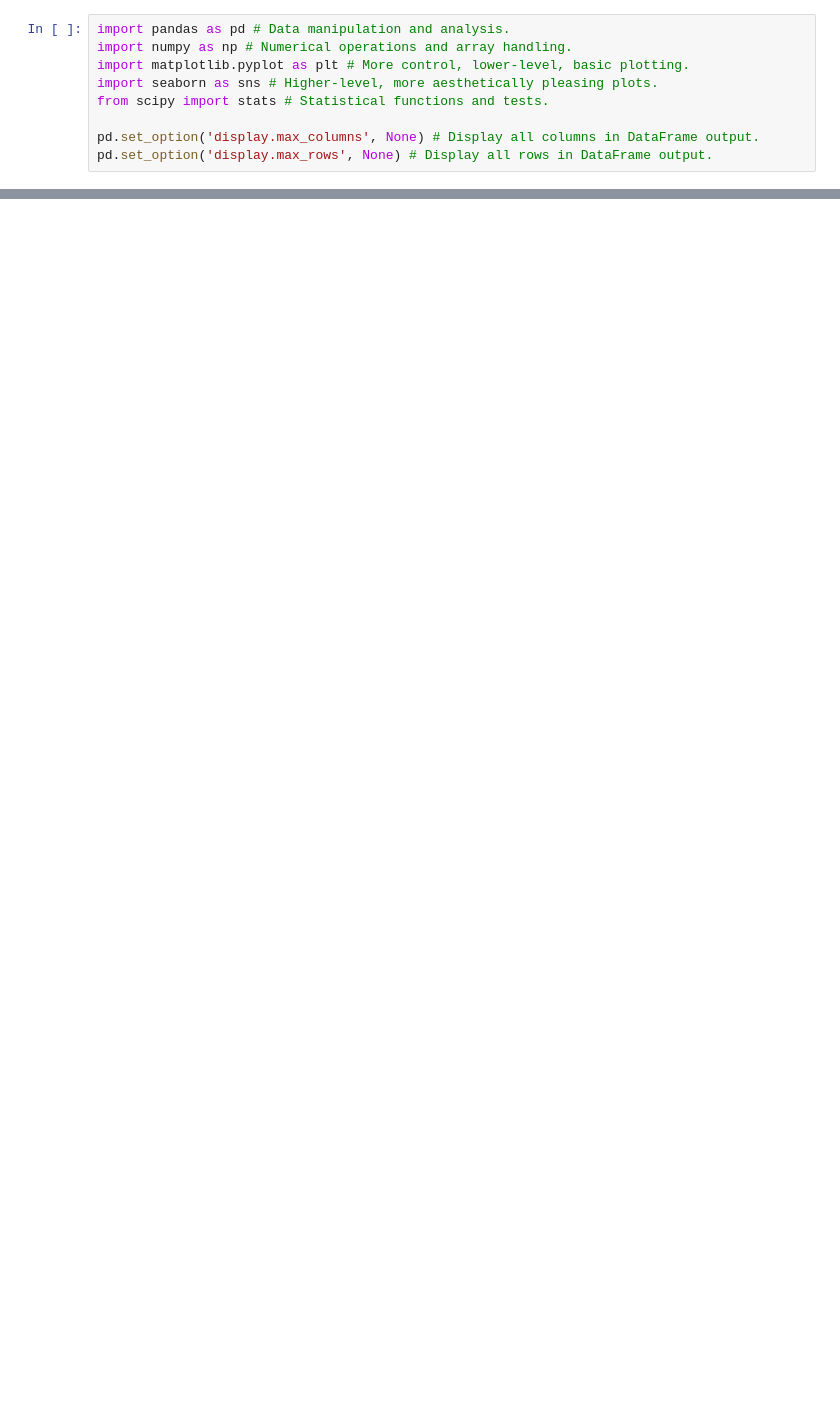
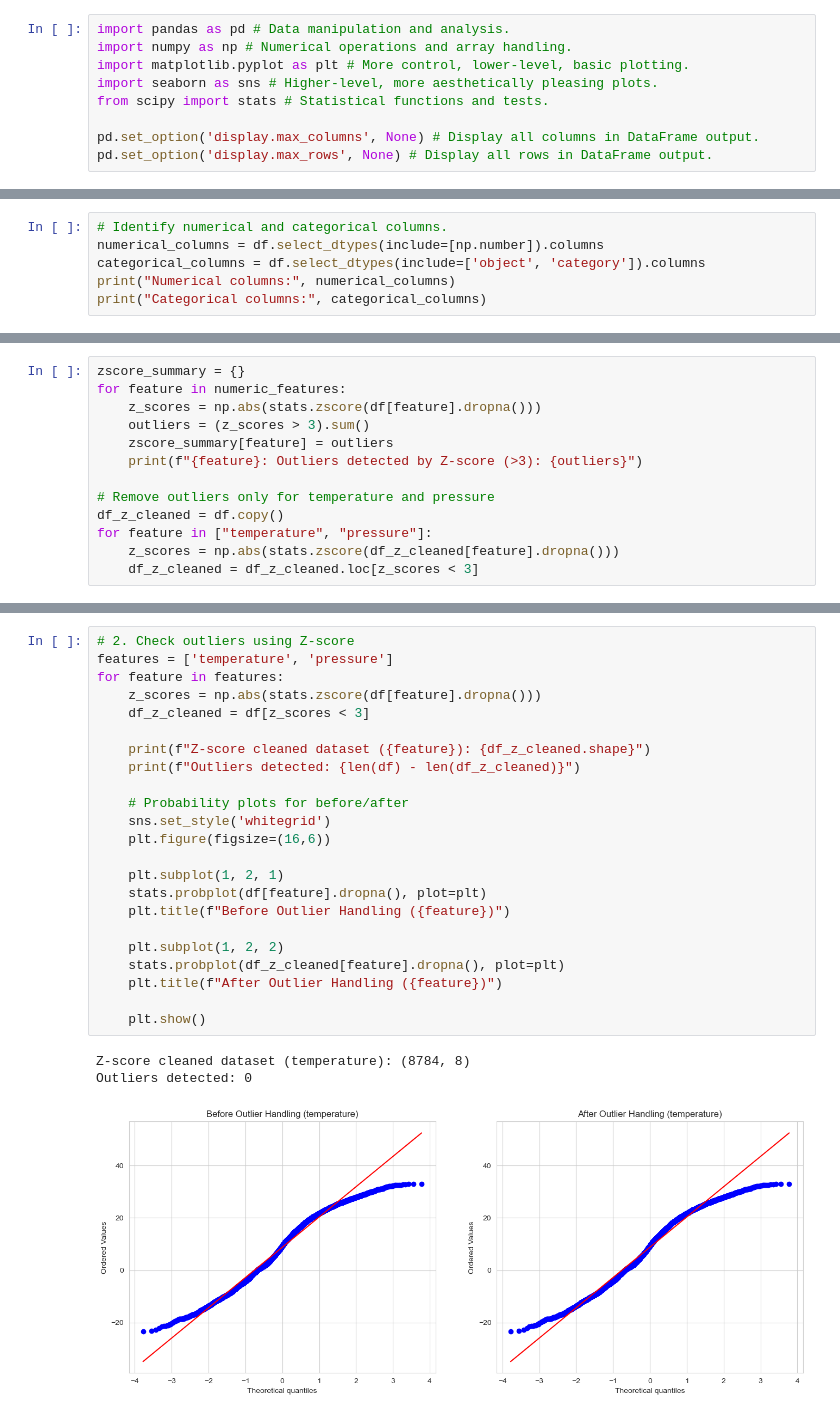
Before and after one commit to Yanyin-Chen-1156325/ST_ML_1156325, a Jupyter notebook: assignment2.ipynb, the cells around one changed output, grey strips where cells are left out. Cells and saved outputs as stored; diff of their text form; blank space fills up the shorter version.

```diff
--- a/assignment2.ipynb
+++ b/assignment2.ipynb
@@ -59,0 +188,6 @@ df.describe().transpose()
+# %%
+# Identify numerical and categorical columns.
+numerical_columns = df.select_dtypes(include=[np.number]).columns
+categorical_columns = df.select_dtypes(include=['object', 'category']).columns
+print("Numerical columns:", numerical_columns)
+print("Categorical columns:", categorical_columns)
@@ -59,0 +288,13 @@ df.describe().transpose()
+# %%
+zscore_summary = {}
+for feature in numeric_features:
+    z_scores = np.abs(stats.zscore(df[feature].dropna()))
+    outliers = (z_scores > 3).sum()
+    zscore_summary[feature] = outliers
+    print(f"{feature}: Outliers detected by Z-score (>3): {outliers}")
+
+# Remove outliers only for temperature and pressure
+df_z_cleaned = df.copy()
+for feature in ["temperature", "pressure"]:
+    z_scores = np.abs(stats.zscore(df_z_cleaned[feature].dropna()))
+    df_z_cleaned = df_z_cleaned.loc[z_scores < 3]
@@ -59,0 +308,27 @@ df.describe().transpose()
+# %%
+# 2. Check outliers using Z-score
+features = ['temperature', 'pressure']
+for feature in features:
+    z_scores = np.abs(stats.zscore(df[feature].dropna()))
+    df_z_cleaned = df[z_scores < 3]
+
+    print(f"Z-score cleaned dataset ({feature}): {df_z_cleaned.shape}")
+    print(f"Outliers detected: {len(df) - len(df_z_cleaned)}")
+
+    # Probability plots for before/after
+    sns.set_style('whitegrid')
+    plt.figure(figsize=(16,6))
+
+    plt.subplot(1, 2, 1)
+    stats.probplot(df[feature].dropna(), plot=plt)
+    plt.title(f"Before Outlier Handling ({feature})")
+
+    plt.subplot(1, 2, 2)
+    stats.probplot(df_z_cleaned[feature].dropna(), plot=plt)
+    plt.title(f"After Outlier Handling ({feature})")
+
+    plt.show()
+# %% [output]
+Z-score cleaned dataset (temperature): (8784, 8)
+Outliers detected: 0
+[figure, added]
```
Also changed, not shown: parts of 32 cells of this notebook.
